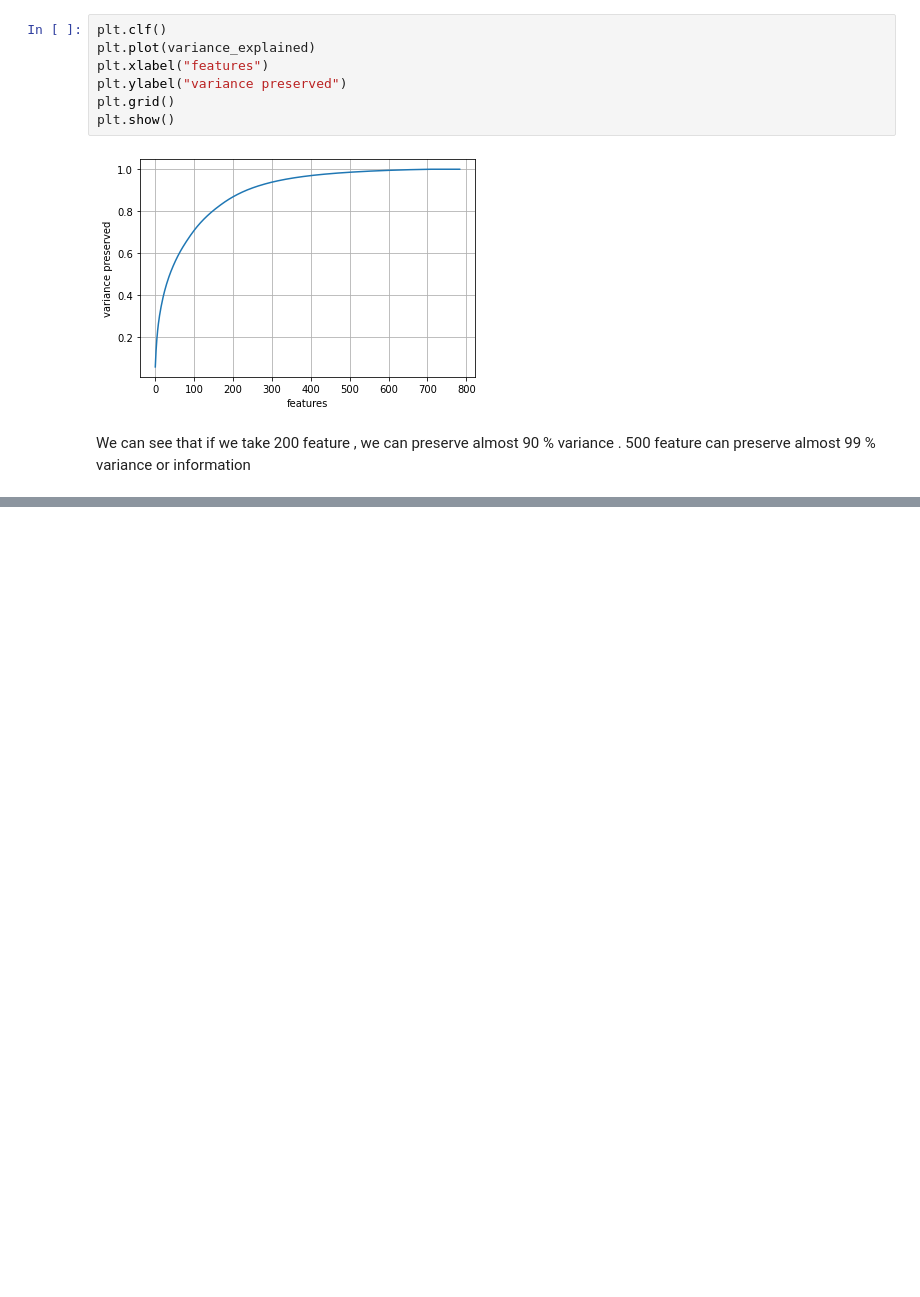
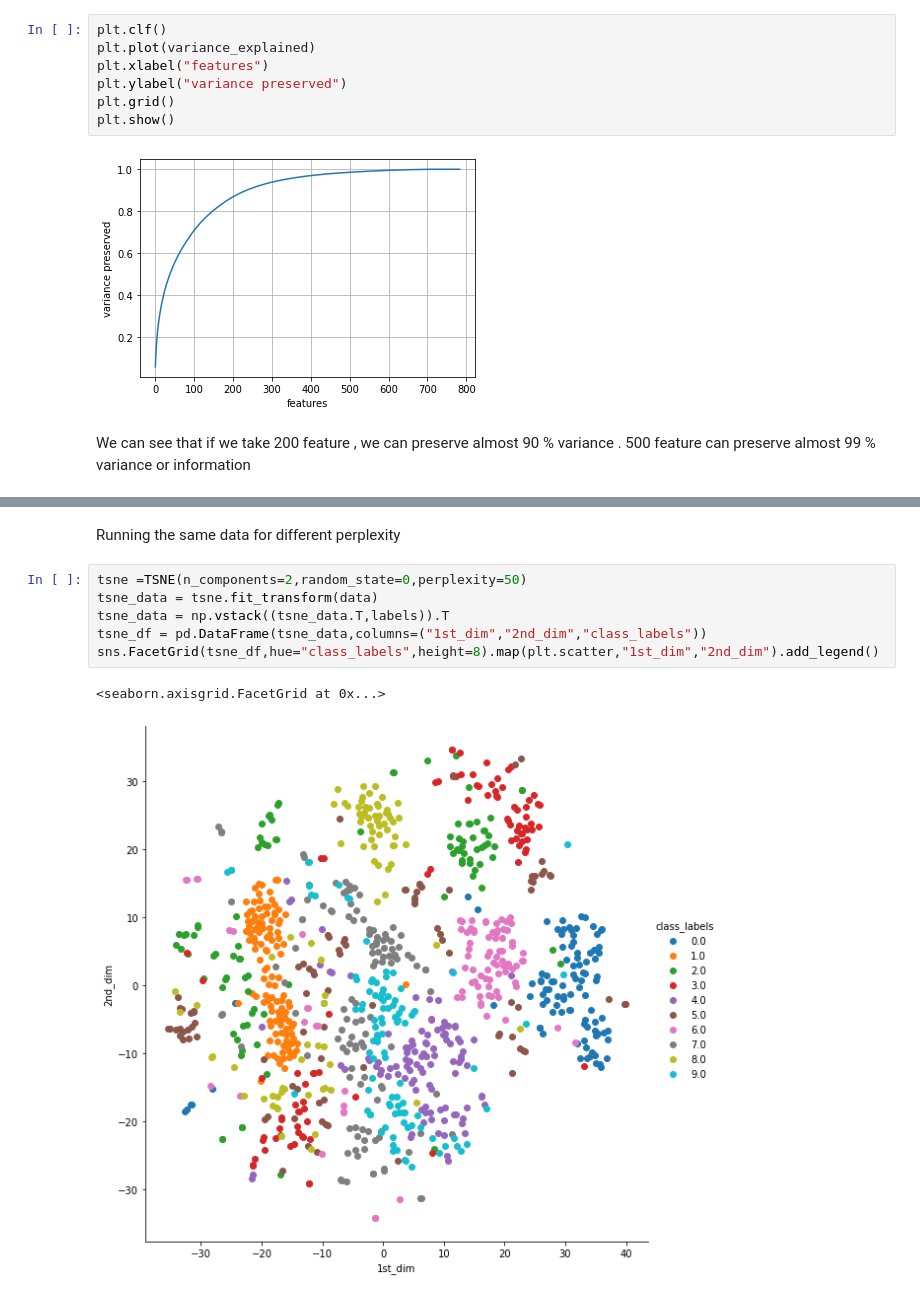
Before and after one commit to pranzalkhadka/DimensionalityReduction, a Jupyter notebook: Untitled.ipynb, the cells around one changed output, grey strips where cells are left out. Cells and saved outputs as stored; diff of their text form; blank space fills up the shorter version.

```diff
--- a/Untitled.ipynb
+++ b/Untitled.ipynb
@@ -150,0 +184,11 @@ We can see that if we take 200 feature , we can preserve almost 90 % variance .
+# %% [markdown]
+Running the same data for different perplexity
+# %%
+tsne =TSNE(n_components=2,random_state=0,perplexity=50)
+tsne_data = tsne.fit_transform(data)
+tsne_data = np.vstack((tsne_data.T,labels)).T
+tsne_df = pd.DataFrame(tsne_data,columns=("1st_dim","2nd_dim","class_labels"))
+sns.FacetGrid(tsne_df,hue="class_labels",height=8).map(plt.scatter,"1st_dim","2nd_dim").add_legend()
+# %% [output]
+<seaborn.axisgrid.FacetGrid at 0x...>
+[figure, added]
```
Also changed, not shown: parts of 22 cells of this notebook.
